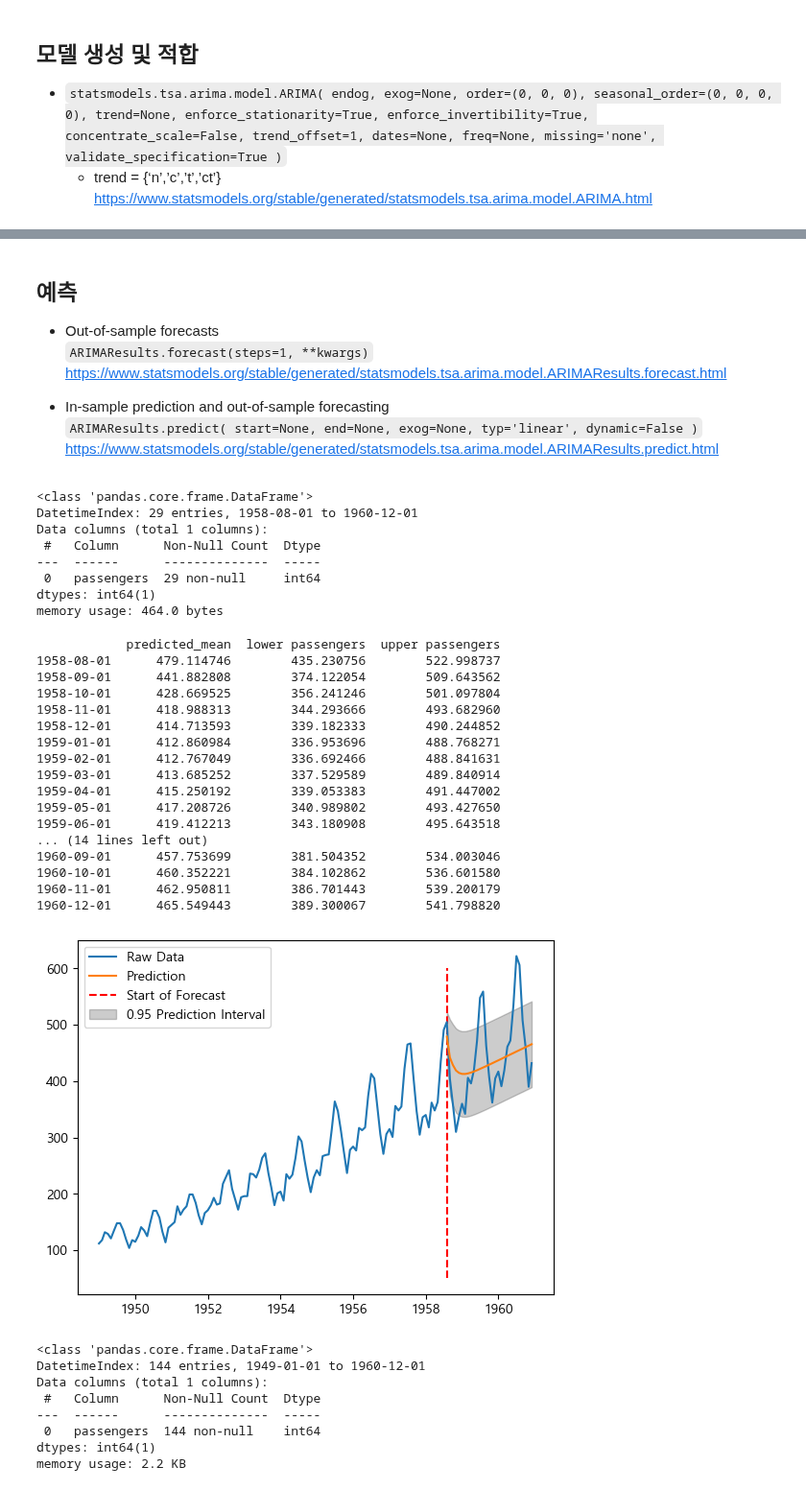
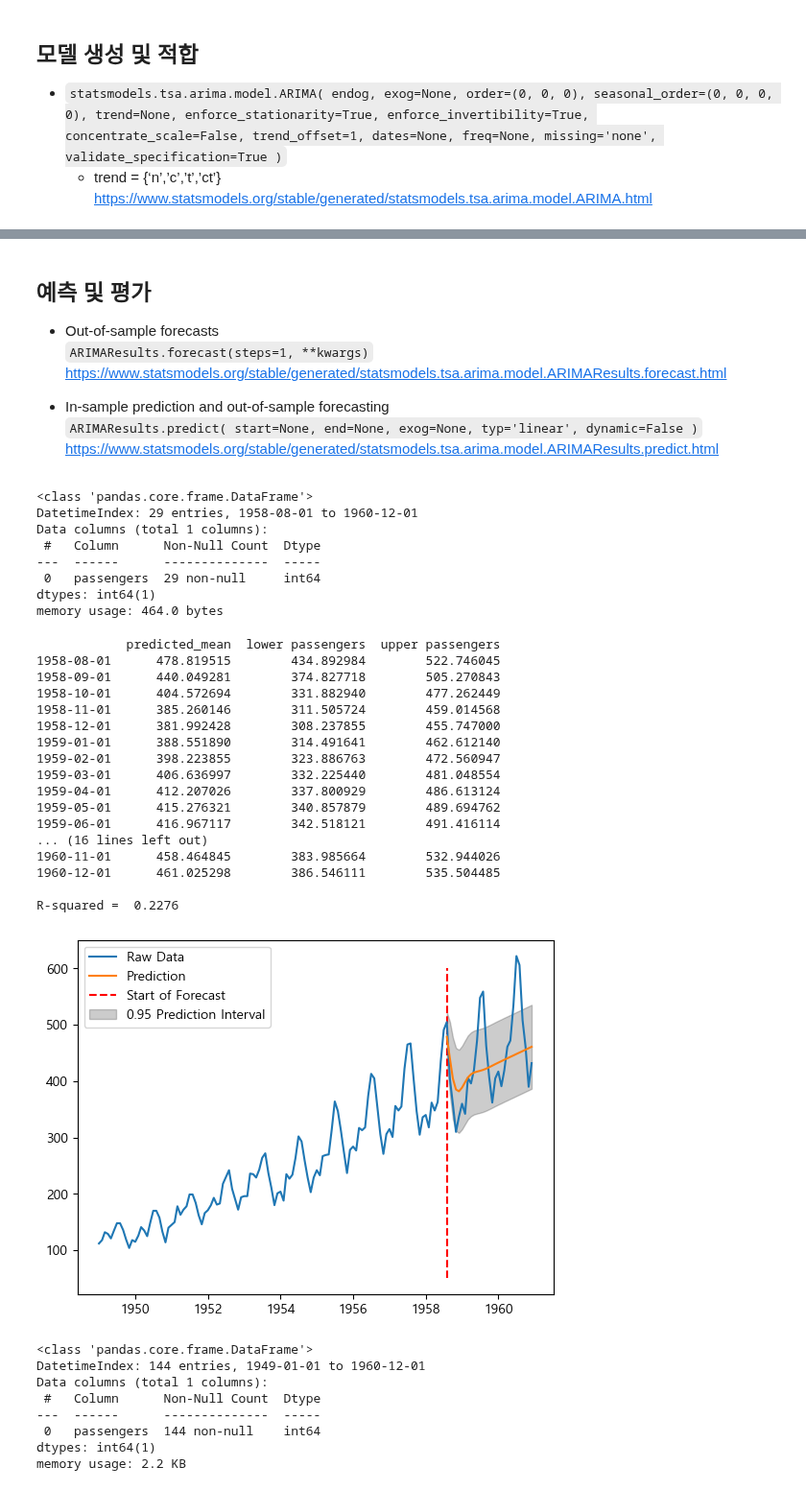
Before and after one commit to anjuiswhat/TIL, a Jupyter notebook: ADP_study/정리본/F_시계열 분석.ipynb, the cells around one changed output, grey strips where cells are left out. Shown at 96% size. Cells and saved outputs as stored; diff of their text form; code cells hidden in the pictures.

```diff
--- a/ADP_study/정리본/F_시계열 분석.ipynb
+++ b/ADP_study/정리본/F_시계열 분석.ipynb
@@ -310,7 +351,7 @@ plot_pacf( diff_train.values.squeeze(), lags = 30, ax=ax[1]);
 https://www.statsmodels.org/stable/generated/statsmodels.tsa.arima.model.ARIMA.html
 # %%
 model = ARIMA( train_data,
-               order = (2, 1, 2),
+               order = (2, 1, 1),
                trend = 't' )
 fit_model = model.fit()
 
@@ -342,5 +383,5 @@ fit_model.plot_diagnostics( figsize =(12,10), lags = 12);
 # %% [markdown]
-## 예측
+## 예측 및 평가
 
 - Out-of-sample forecasts
 `ARIMAResults.forecast(steps=1, **kwargs)`
@@ -366,50 +407,55 @@ forecast = fit_model.forecast(29)
 
 # 예측값의 신뢰구간
 forecast_interval = fit_model.get_forecast( steps = 29 ).conf_int(alpha = 0.05)
 
 # 예측값과 신뢰구간에 대한 데이터프레임
 forecast_result = pd.concat( [forecast, forecast_interval], axis = 1)
 print(forecast_result)
+print()
+
+# R-squared 산출
+r2 = r2_score(test_data, forecast)
+print( 'R-squared = ', r2.round(4))
 print()
 
 # 그래프 출력
 
 pred_value = forecast_result.iloc[:,0]
 pred_lower = forecast_result.iloc[:,1]
 pred_upper = forecast_result.iloc[:,2]
 
 plt.plot( data, label = 'Raw Data' )
 
 plt.vlines( test_data.index[0], 50, 600,
             linestyle = '--', color = 'r',
             label = 'Start of Forecast' )
 
 plt.plot( forecast, label = 'Prediction' )
 
 plt.fill_between( forecast.index, pred_lower, pred_upper,
                   color = 'k', alpha = 0.2,
                   label = '0.95 Prediction Interval' )
 plt.legend()
 plt.show()
 # %% [output]
             predicted_mean  lower passengers  upper passengers
-1958-08-01      479.114746        435.230756        522.998737
-1958-09-01      441.882808        374.122054        509.643562
-1958-10-01      428.669525        356.241246        501.097804
-1958-11-01      418.988313        344.293666        493.682960
-1958-12-01      414.713593        339.182333        490.244852
-1959-01-01      412.860984        336.953696        488.768271
-1959-02-01      412.767049        336.692466        488.841631
-1959-03-01      413.685252        337.529589        489.840914
-1959-04-01      415.250192        339.053383        491.447002
-1959-05-01      417.208726        340.989802        493.427650
-1959-06-01      419.412213        343.180908        495.643518
-... (14 lines left out)
-1960-09-01      457.753699        381.504352        534.003046
-1960-10-01      460.352221        384.102862        536.601580
-1960-11-01      462.950811        386.701443        539.200179
-1960-12-01      465.549443        389.300067        541.798820
+1958-08-01      478.819515        434.892984        522.746045
+1958-09-01      440.049281        374.827718        505.270843
+1958-10-01      404.572694        331.882940        477.262449
+1958-11-01      385.260146        311.505724        459.014568
+1958-12-01      381.992428        308.237855        455.747000
+1959-01-01      388.551890        314.491641        462.612140
+1959-02-01      398.223855        323.886763        472.560947
+1959-03-01      406.636997        332.225440        481.048554
+1959-04-01      412.207026        337.800929        486.613124
+1959-05-01      415.276321        340.857879        489.694762
+1959-06-01      416.967117        342.518121        491.416114
+... (16 lines left out)
+1960-11-01      458.464845        383.985664        532.944026
+1960-12-01      461.025298        386.546111        535.504485
+
+R-squared =  0.2276
-[figure, old version]
+[figure, new version]
 # %%
 data.info()
 # %% [output]
```
Also changed, not shown: parts of 9 cells of this notebook.
